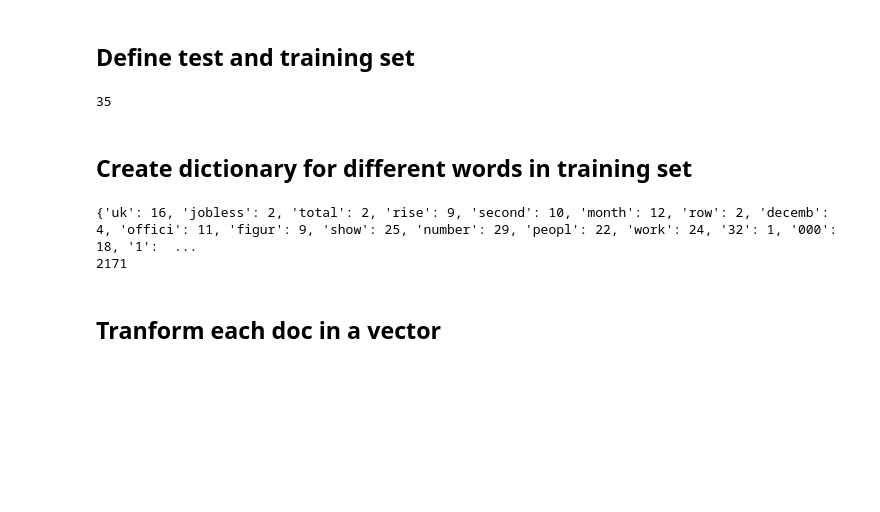
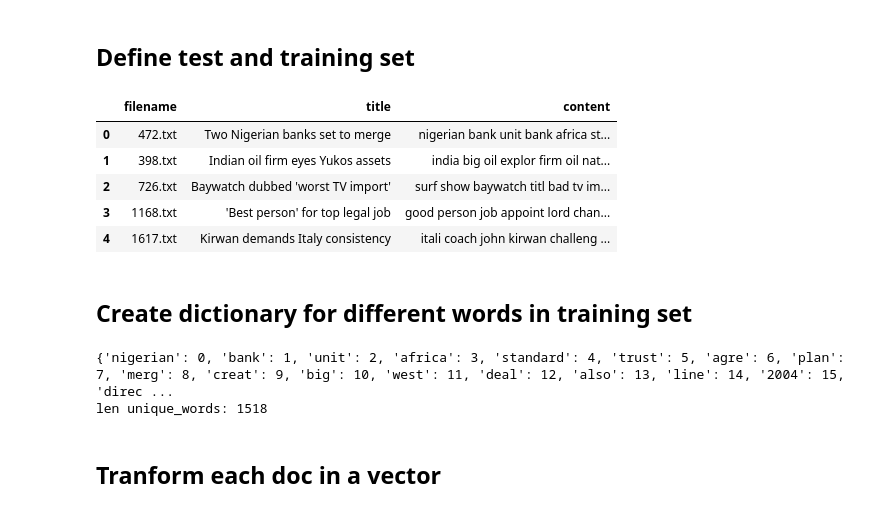
Before and after one commit to elainedias16/TCC, a Jupyter notebook: Lab_1.ipynb, the cells around one changed output. Cells and saved outputs as stored; diff of their text form; code cells hidden in the pictures; blank space fills up the shorter version.

Commit message:
wip : frequency words

```diff
--- a/Lab_1.ipynb
+++ b/Lab_1.ipynb
@@ -530,27 +522,20 @@ percent_test = 0.2
 # train_df, test_df = create_test_training_split(df, percent_test)
 X_df_train, y_df_train, X_df_test, y_df_test = create_test_training_split(df, percent_test)
 # %%
-# X_df_train.head()
-X_df_train.shape[0]
+X_df_train.head()
+# X_df_train.shape[0]
 # %% [output]
-35
+|  | filename | title | content |
+| 0 | 472.txt | Two Nigerian banks set to merge | nigerian bank unit bank africa st... |
+| 1 | 398.txt | Indian oil firm eyes Yukos assets | india big oil explor firm oil nat... |
+| 2 | 726.txt | Baywatch dubbed 'worst TV import' | surf show baywatch titl bad tv im... |
+| 3 | 1168.txt | 'Best person' for top legal job | good person job appoint lord chan... |
+| 4 | 1617.txt | Kirwan demands Italy consistency | itali coach john kirwan challeng ... |
 # %%
 # train_df, test_df = create_test_training_split(df, percent_test)
 # %% [markdown]
 ## Create dictionary for different words in training set
 # %%
-# def create_unique_words(content):
-#   words = content.split()
-#   #set function doesn't differentiate between uppercase/lowercase and accents,
-#   #so it's necessary to preprocess first
-#   return set(words)
-
-# content_train = train_df['content'].str.cat(sep=' ')
-# unique_words_set_train = create_unique_words(content_train)
-
-# print(unique_words_set_train)
-# print(len(unique_words_set_train))
-
 def create_unique_words(content):
   words = content.split()
 
@@ -572,10 +557,10 @@ content_train = X_df_train['content'].str.cat(sep=' ')
 unique_words_set_train = create_unique_words(content_train)
 
 print(unique_words_set_train)
-print(len(unique_words_set_train))
+print(f"len unique_words: {len(unique_words_set_train)}")
 # %% [output]
-{'uk': 16, 'jobless': 2, 'total': 2, 'rise': 9, 'second': 10, 'month': 12, 'row': 2, 'decemb': 4, 'offici': 11, 'figur': 9, 'show': 25, 'number': 29, 'peopl': 22, 'work': 24, '32': 1, '000': 18, '1':  ...
-2171
+{'nigerian': 0, 'bank': 1, 'unit': 2, 'africa': 3, 'standard': 4, 'trust': 5, 'agre': 6, 'plan': 7, 'merg': 8, 'creat': 9, 'big': 10, 'west': 11, 'deal': 12, 'also': 13, 'line': 14, '2004': 15, 'direc ...
+len unique_words: 1518
 # %% [markdown]
 ## Tranform each doc in a vector
 # %% [markdown]
```
Also changed, not shown: parts of 27 cells of this notebook.
